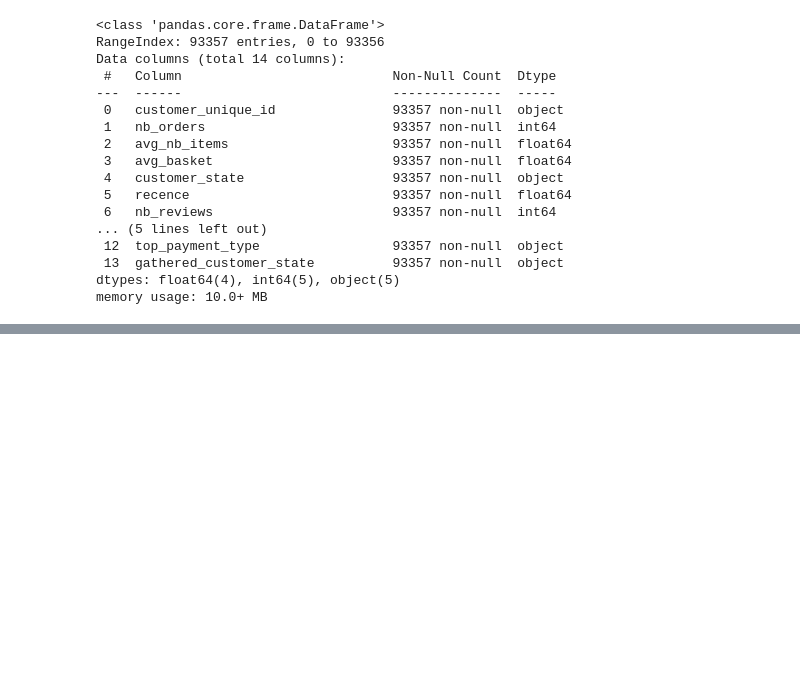
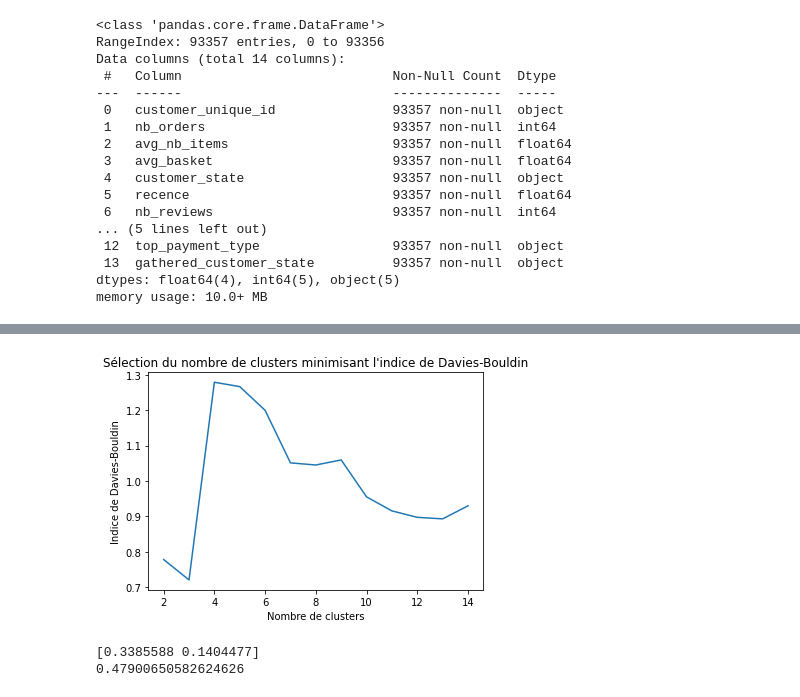
Before and after one commit to sebastienbourgeois/oc-p5-segmenter-clients-site-ecommerce, a Jupyter notebook: POLIST_02_notebookessais.ipynb, the cells around one changed output, grey strips where cells are left out. Saved outputs shown, nothing was run; the diff lists cells and outputs as text; code cells hidden in the pictures; blank space fills up the shorter version.

```diff
--- a/POLIST_02_notebookessais.ipynb
+++ b/POLIST_02_notebookessais.ipynb
@@ -297,0 +316,8 @@ for nb_clusters in liste_nb_clusters:
+# %%
+plt.plot(liste_nb_clusters, scores_davies_bouldin)
+plt.xlabel("Nombre de clusters")
+plt.ylabel("Indice de Davies-Bouldin")
+plt.title("Sélection du nombre de clusters minimisant l'indice de Davies-Bouldin")
+plt.show()
+# %% [output]
+[figure, added]
@@ -297,0 +336,6 @@ for nb_clusters in liste_nb_clusters:
+# %%
+print(acp.explained_variance_ratio_)
+print(acp.explained_variance_ratio_.sum())
+# %% [output]
+[0.3385588 0.1404477]
+0.47900650582624626
```
Also changed, not shown: parts of 6 cells of this notebook.
